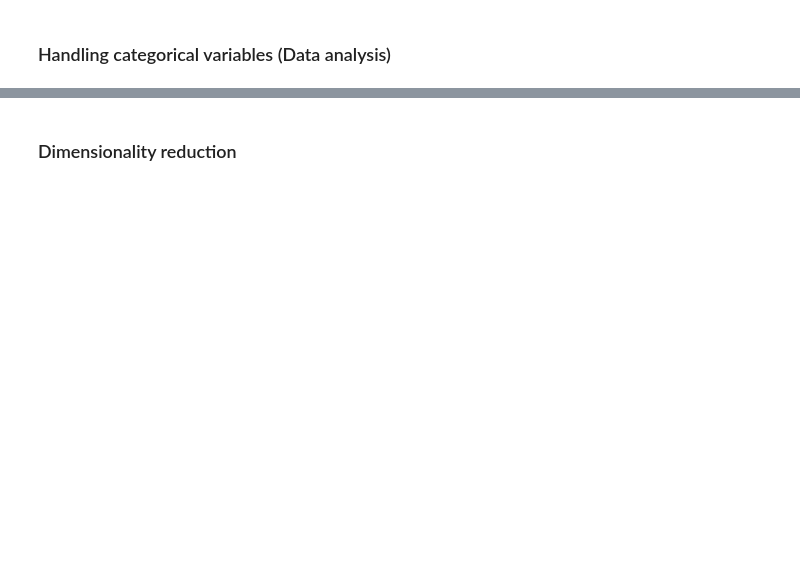
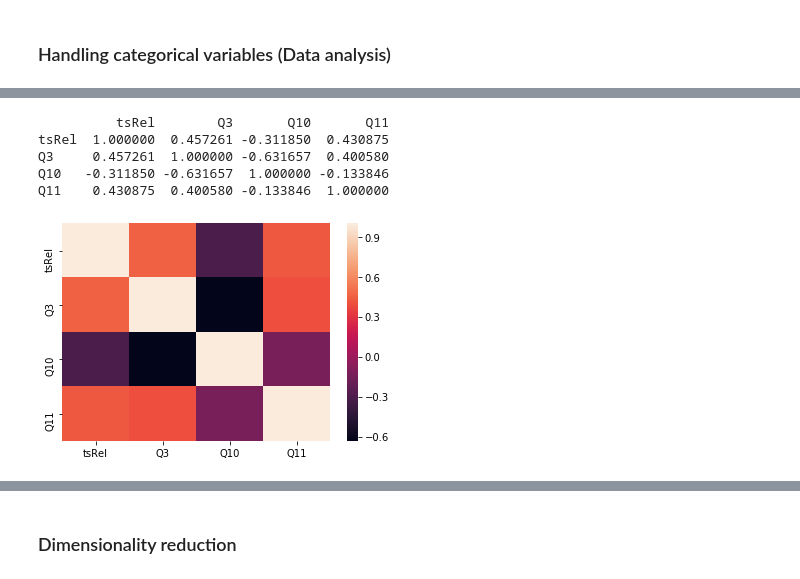
Before and after one commit to asrenninger/Week2, a Jupyter notebook: ml_on_small_data.ipynb, the cells around one changed output, grey strips where cells are left out. Saved outputs shown, nothing was run; the diff lists cells and outputs as text; code cells hidden in the pictures; blank space fills up the shorter version.

```diff
--- a/ml_on_small_data.ipynb
+++ b/ml_on_small_data.ipynb
@@ -15,8 +15,8 @@ Automatically created module for IPython interactive environment
 # %% [markdown]
 ### Read poll data
 # %%
-df = pd.read_csv(('./Data/MUSA-650WelcomePoll.csv'))
-df.head()
+dfInit = pd.read_csv(('./Data/MUSA-650WelcomePoll.csv'))
+dfInit.head()
 # %% [output]
 |  | Timestamp | Q1_General background in data ana... | Q2_Hands-on experience in data an... | Q3_Experience in programming in g... | Q4_General background in machine ... | ... |
 | 0 | 2020/01/14 5:11:10 PM EST | 8 | 5 | 4 | 6 | ... |
@@ -27,9 +27,9 @@ df.head()
 # %% [markdown]
 ### Calculate relative timestamp
 # %%
-df.Timestamp = pd.to_datetime(df.Timestamp, format='%Y/%m/%d %I:%M:%S %p EST')
-df['tsRel'] = (df.Timestamp - df.Timestamp.min()).dt.total_seconds()
-df[['Timestamp', 'tsRel']].head(10)
+dfInit.Timestamp = pd.to_datetime(dfInit.Timestamp, format='%Y/%m/%d %I:%M:%S %p EST')
+dfInit['tsRel'] = (dfInit.Timestamp - dfInit.Timestamp.min()).dt.total_seconds()
+dfInit[['Timestamp', 'tsRel']].head(10)
 # %% [output]
 |  | Timestamp | tsRel |
 | 0 | 2020-01-14 17:11:10 | 0.0 |
@@ -45,7 +45,7 @@ df[['Timestamp', 'tsRel']].head(10)
 # %% [markdown]
 ### Column names
 # %%
-df = df[df.columns[1:]]
+df = dfInit[dfInit.columns[1:]]
 initCol = df.columns.tolist()
 initCol
 # %% [output]
@@ -120,4 +120,4 @@ sns.catplot(x="Q6", y="Q11", data=df);
 # %% [markdown]
 ### Handling categorical variables (Data analysis)
 # %%
-df = pd.get_dummies(df, columns=['Q6'])
+df2 = pd.get_dummies(df, columns=['Q6'])
@@ -156,0 +173,12 @@ sns.heatmap(corr, xticklabels=corr.columns, yticklabels=corr.columns)
+# %%
+dfTmp = df[['tsRel','Q3', 'Q10', 'Q11']].copy()
+corr = dfTmp.corr()
+sns.heatmap(corr, xticklabels=corr.columns, yticklabels=corr.columns)
+print(corr)
+# %% [output]
+          tsRel        Q3       Q10       Q11
+tsRel  1.000000  0.457261 -0.311850  0.430875
+Q3     0.457261  1.000000 -0.631657  0.400580
+Q10   -0.311850 -0.631657  1.000000 -0.133846
+Q11    0.430875  0.400580 -0.133846  1.000000
+[figure, added]
```
Also changed, not shown: parts of 24 cells of this notebook.
